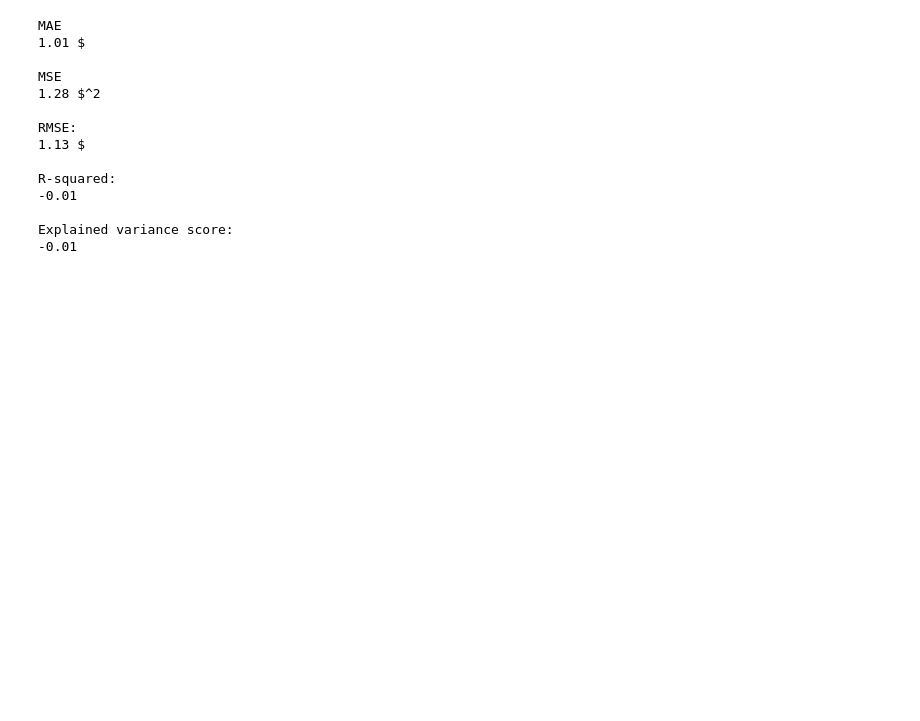
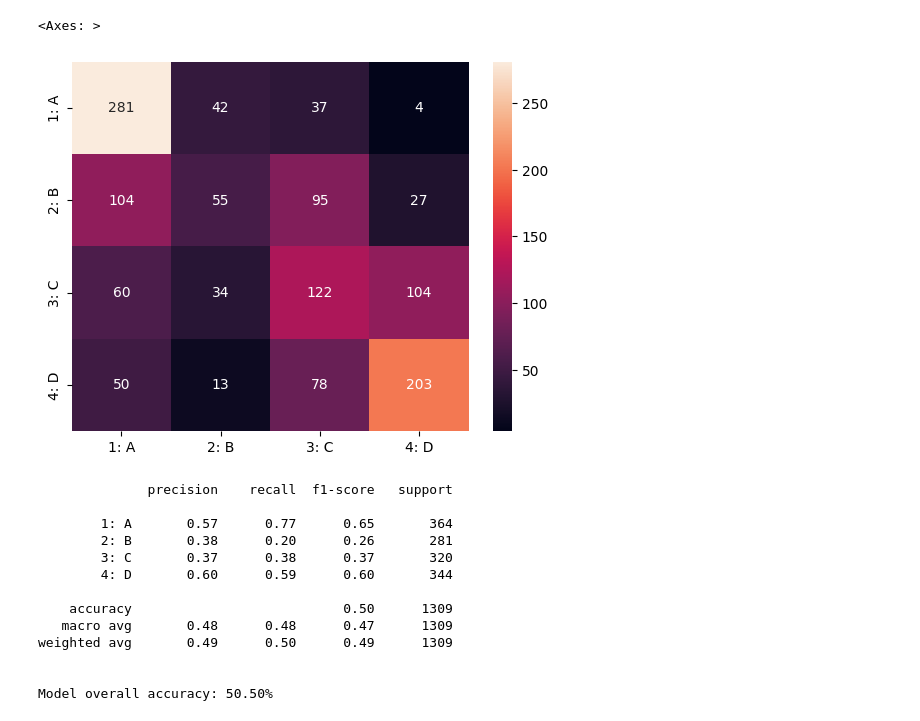
Before and after one commit to lal02/LUAS_Deep_Learning, a Jupyter notebook: Task_2/2_First_Test.ipynb, the cells around one changed output. Saved outputs shown, nothing was run; the diff lists cells and outputs as text; code cells hidden in the pictures; blank space fills up the shorter version.

```diff
--- a/Task_2/2_First_Test.ipynb
+++ b/Task_2/2_First_Test.ipynb
@@ -182,6 +231,9 @@ pred_df
 # %%
-# these values follow a linear diagonal line = good predictions
-# we basically compare the predicted values
-# to true test values and see the differences
-sns.scatterplot(x='Test True Y', y='Model Predictions', data=pred_df)
+# get predictions and convert with argmax() to get categories
+# instead of raw probabilities
+test_predictions = model.predict(X_test)
+test_predictions = np.argmax(test_predictions, axis=1)
+
+# convert also y-test -values with argmax
+y_test = np.argmax(y_test, axis=1)
 # %% [output]
@@ -190,42 +241,29 @@ sns.scatterplot(x='Test True Y', y='Model Predictions', data=pred_df)
+# %%
+# confusion matrix
+sns.heatmap(confusion_matrix(y_test, test_predictions), annot=True, fmt='g',
+            xticklabels=categories, yticklabels=categories)
+# I have no idea what this is supposed to tell me
+# %% [output]
+<Axes: >
+[figure, added]
 # %%
-# MAE - Mean average error
-print("MAE")
-print(round(metrics.mean_absolute_error(y_test, test_predictions), 2), "$")
+print(classification_report(y_test, test_predictions, target_names=categories))
+acc = accuracy_score(y_test, test_predictions)
+print("\nModel overall accuracy: {:.2f}%".format(acc * 100))
 
-# MSE - Mean square error
-print("\nMSE")
-print(round(metrics.mean_squared_error(y_test, test_predictions), 2), "$^2")
-
-# RMSE - Root mean square error
-print('\nRMSE:')
-print(round(np.sqrt(metrics.mean_squared_error(y_test, test_predictions)), 2), "$")
-
-# R-squared. 0 = the model descibes the dataset poorly
-# 1 = model describes the dataset perfectly
-print('\nR-squared:')
-print(round(metrics.r2_score(y_test, test_predictions), 2))
-
-# Explained Variance Score => 0 = the model descibes the dataset poorly
-# 1 = model describes the dataset perfectly
-# high variance score = model is a good fit for the data
-# low variance score = model is not a good fit for the data
-# the higher the score, the model is more able to explain the variation in the data
-# if score is low, we might need more and better data
-print("\nExplained variance score:")
-print(round(metrics.explained_variance_score(y_test, test_predictions), 2))
+# Model accuracy of ~64%
 # %% [output]
-MAE
-1.01 $
+              precision    recall  f1-score   support
 
-MSE
-1.28 $^2
+        1: A       0.57      0.77      0.65       364
+        2: B       0.38      0.20      0.26       281
+        3: C       0.37      0.38      0.37       320
+        4: D       0.60      0.59      0.60       344
 
-RMSE:
-1.13 $
+    accuracy                           0.50      1309
+   macro avg       0.48      0.48      0.47      1309
+weighted avg       0.49      0.50      0.49      1309
 
-R-squared:
--0.01
 
-Explained variance score:
--0.01
+Model overall accuracy: 50.50%
 # %%
```
Also changed, not shown: parts of 19 cells of this notebook, 6 other files.
